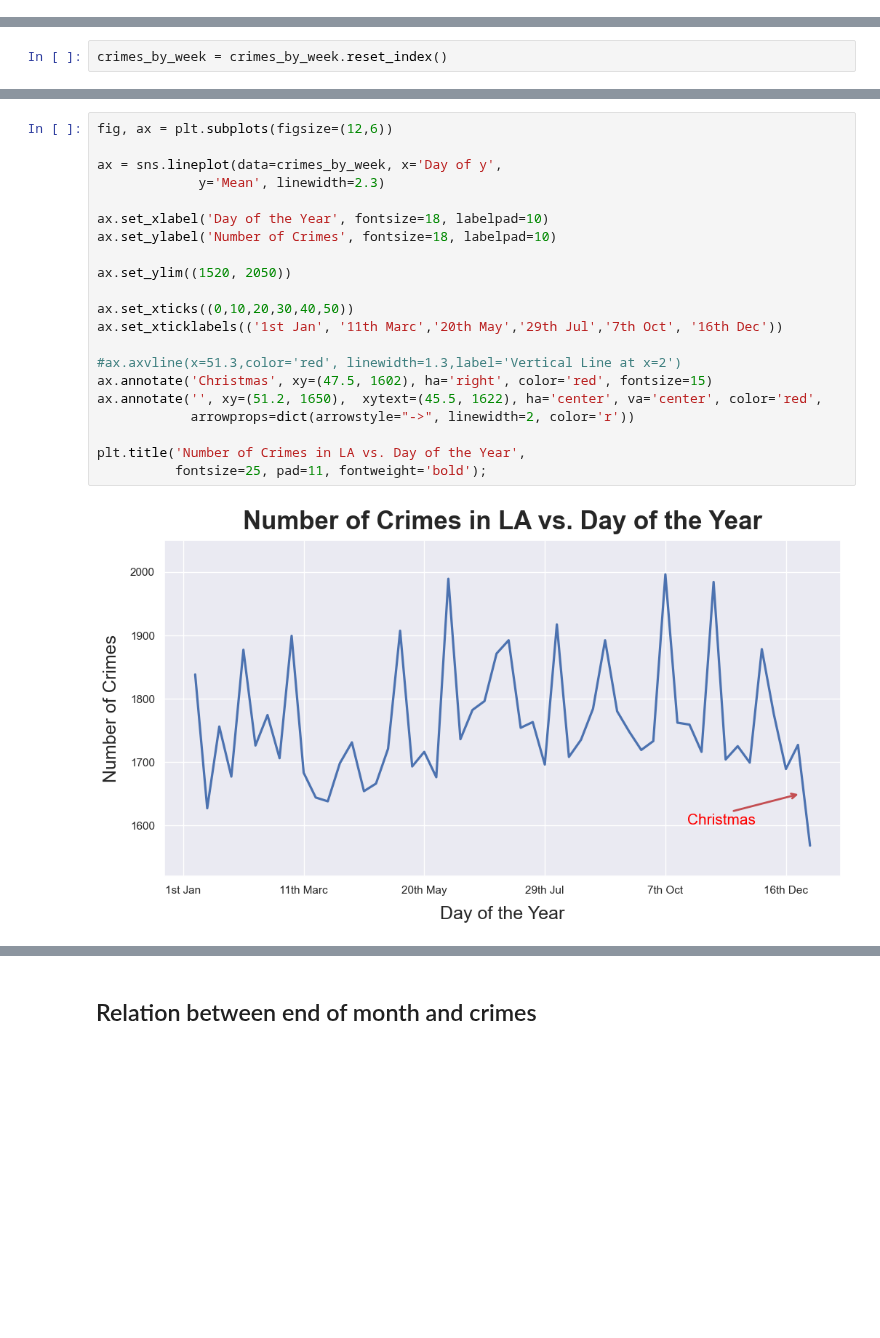
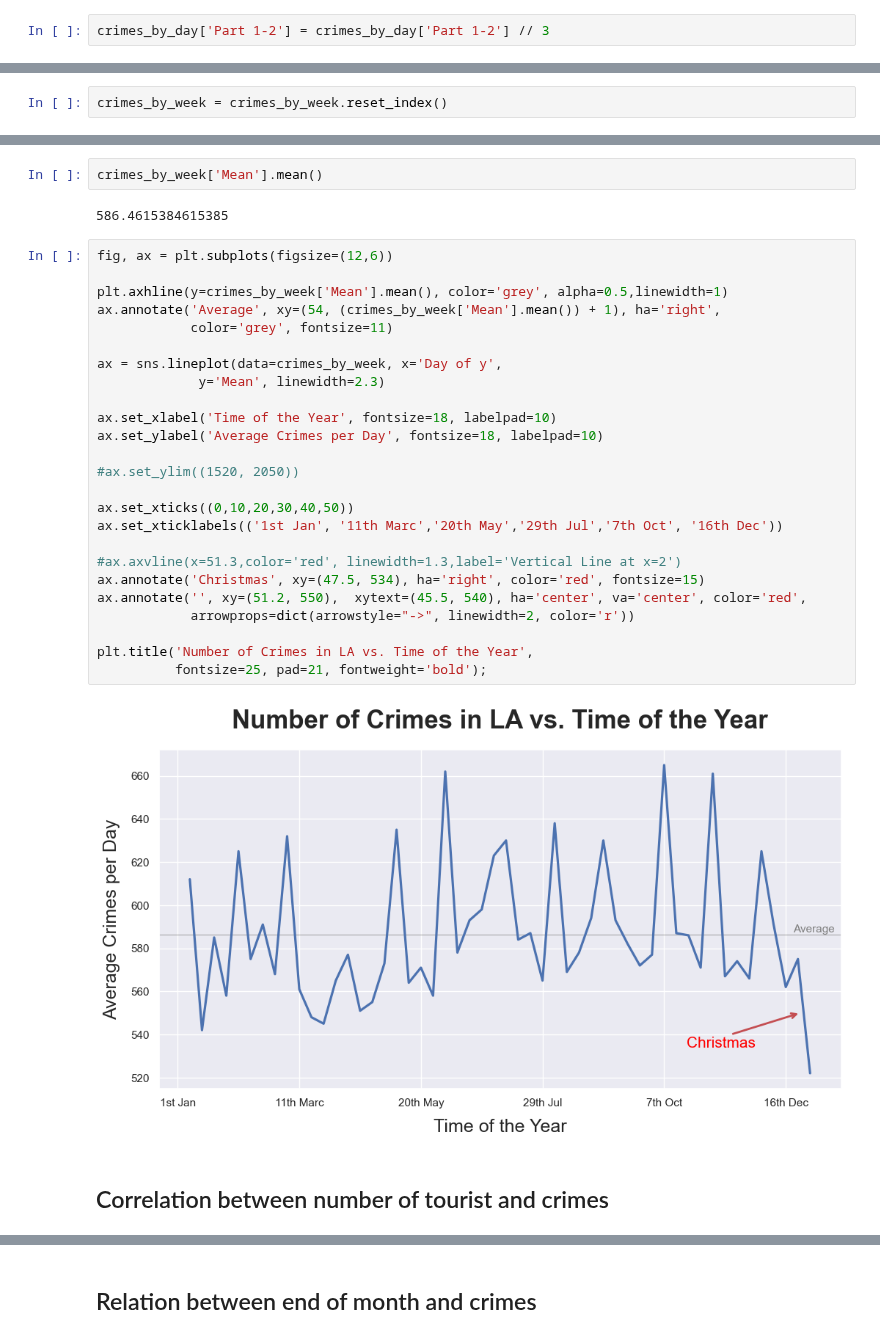
Before and after one commit to S3tuit/jup_lab, a Jupyter notebook: la_crime.ipynb, the cells around one changed output, grey strips where cells are left out. Cells and saved outputs as stored; diff of their text form; blank space fills up the shorter version.

Commit message:
la crimes ana v1

```diff
--- a/la_crime.ipynb
+++ b/la_crime.ipynb
@@ -194,6 +194,8 @@ crimes_by_day.head()
 | 3 | 1719 |
 | 4 | 1605 |
 | 5 | 1606 |
+# %%
+crimes_by_day['Part 1-2'] = crimes_by_day['Part 1-2'] // 3
 # %%
 crimes_by_day.plot()
 # %% [output]
@@ -233,23 +251,33 @@ crimes_by_week = crimes_by_week.reset_index()
+# %%
+crimes_by_week['Mean'].mean()
+# %% [output]
+586.4615384615385
 # %%
 fig, ax = plt.subplots(figsize=(12,6))
+
+plt.axhline(y=crimes_by_week['Mean'].mean(), color='grey', alpha=0.5,linewidth=1)
+ax.annotate('Average', xy=(54, (crimes_by_week['Mean'].mean()) + 1), ha='right',
+            color='grey', fontsize=11)
 
 ax = sns.lineplot(data=crimes_by_week, x='Day of y',
              y='Mean', linewidth=2.3)
 
-ax.set_xlabel('Day of the Year', fontsize=18, labelpad=10)
-ax.set_ylabel('Number of Crimes', fontsize=18, labelpad=10)
+ax.set_xlabel('Time of the Year', fontsize=18, labelpad=10)
+ax.set_ylabel('Average Crimes per Day', fontsize=18, labelpad=10)
 
-ax.set_ylim((1520, 2050))
+#ax.set_ylim((1520, 2050))
 
 ax.set_xticks((0,10,20,30,40,50))
 ax.set_xticklabels(('1st Jan', '11th Marc','20th May','29th Jul','7th Oct', '16th Dec'))
 
 #ax.axvline(x=51.3,color='red', linewidth=1.3,label='Vertical Line at x=2')
-ax.annotate('Christmas', xy=(47.5, 1602), ha='right', color='red', fontsize=15)
-ax.annotate('', xy=(51.2, 1650),  xytext=(45.5, 1622), ha='center', va='center', color='red',
+ax.annotate('Christmas', xy=(47.5, 534), ha='right', color='red', fontsize=15)
+ax.annotate('', xy=(51.2, 550),  xytext=(45.5, 540), ha='center', va='center', color='red',
             arrowprops=dict(arrowstyle="->", linewidth=2, color='r'))
 
-plt.title('Number of Crimes in LA vs. Day of the Year',
-          fontsize=25, pad=11, fontweight='bold');
+plt.title('Number of Crimes in LA vs. Time of the Year',
+          fontsize=25, pad=21, fontweight='bold');
 # %% [output]
-[figure, old version]
+[figure, new version]
+# %% [markdown]
+## Correlation between number of tourist and crimes
```
Also changed, not shown: parts of 37 cells of this notebook.
